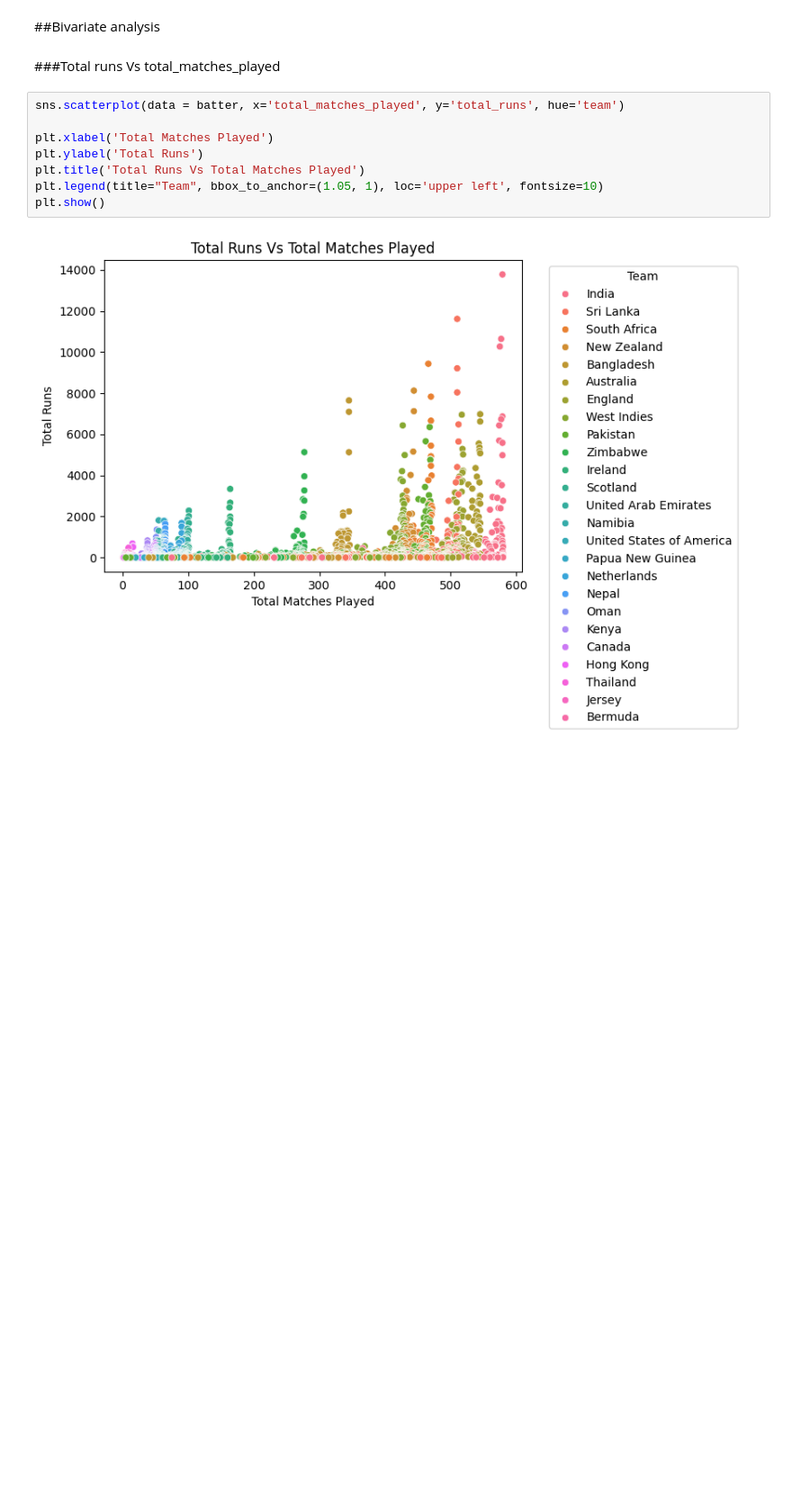
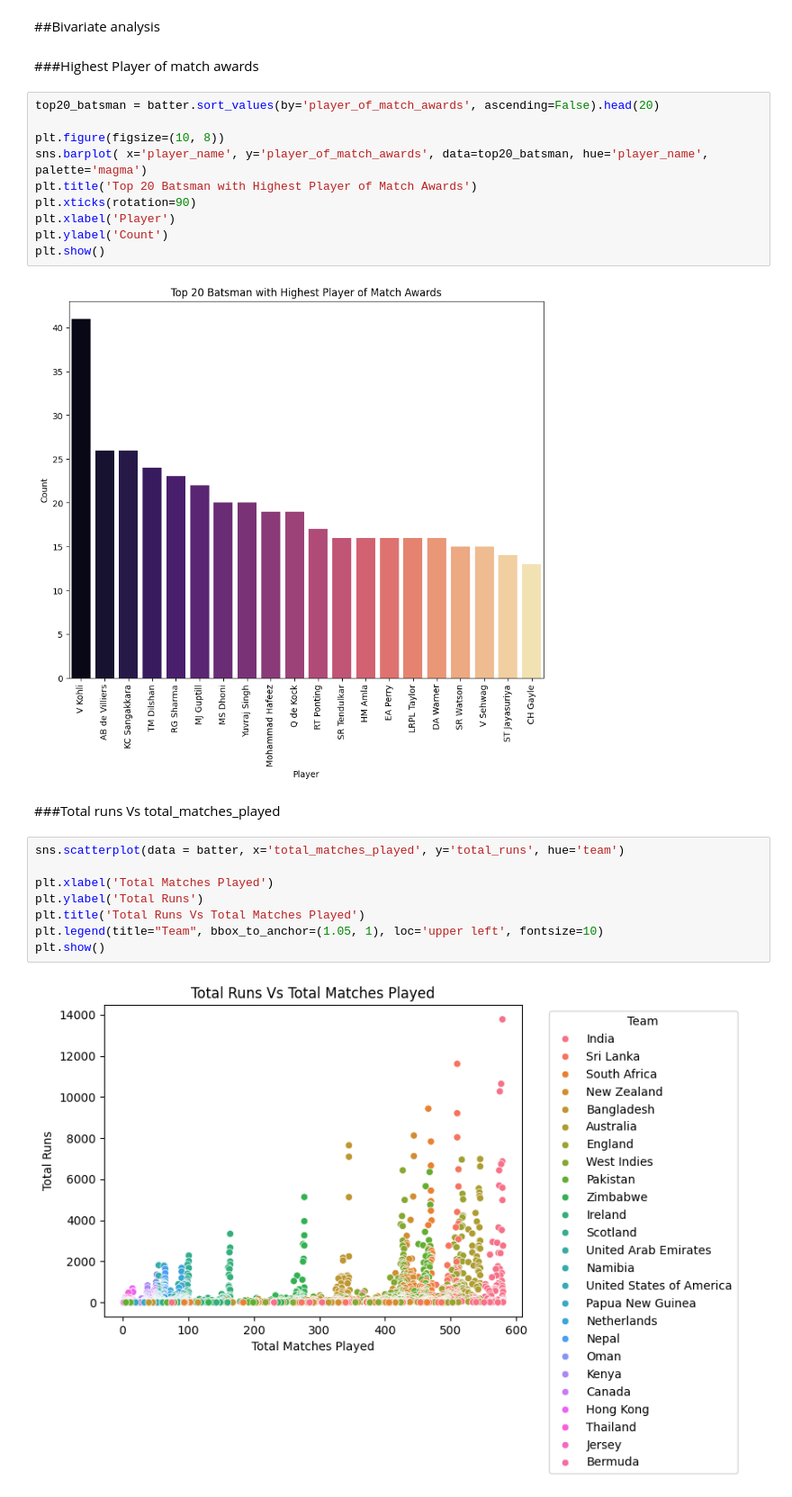
Before and after one commit to nitinlodhi019/ODI_Cricket_Data_Analysis, a Jupyter notebook: ODI_Cricket_Data_Analysis.ipynb, the cells around one changed output. Shown at 90% size. Cells and saved outputs as stored; diff of their text form; blank space fills up the shorter version.

```diff
--- a/ODI_Cricket_Data_Analysis.ipynb
+++ b/ODI_Cricket_Data_Analysis.ipynb
@@ -153,5 +157,19 @@ plt.show()
 # %% [markdown]
 ##Bivariate analysis
+# %% [markdown]
+###Highest Player of match awards
+# %%
+top20_batsman = batter.sort_values(by='player_of_match_awards', ascending=False).head(20)
+
+plt.figure(figsize=(10, 8))
+sns.barplot( x='player_name', y='player_of_match_awards', data=top20_batsman, hue='player_name', palette='magma')
+plt.title('Top 20 Batsman with Highest Player of Match Awards')
+plt.xticks(rotation=90)
+plt.xlabel('Player')
+plt.ylabel('Count')
+plt.show()
+# %% [output]
+[figure, added]
 # %% [markdown]
 ###Total runs Vs total_matches_played
 # %%
```
Also changed, not shown: parts of 15 cells of this notebook.
